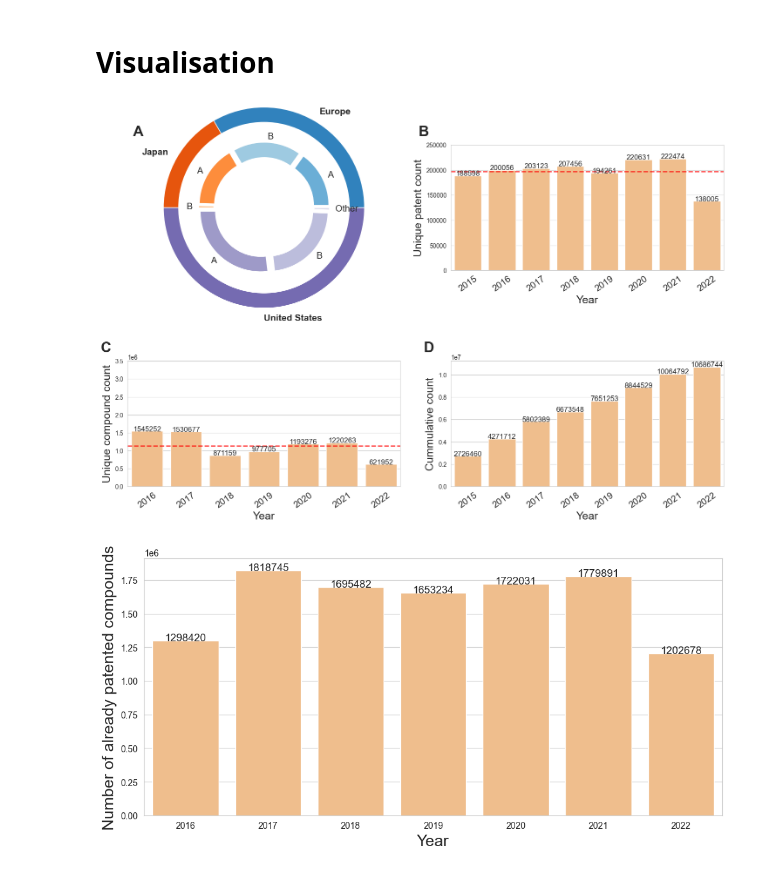
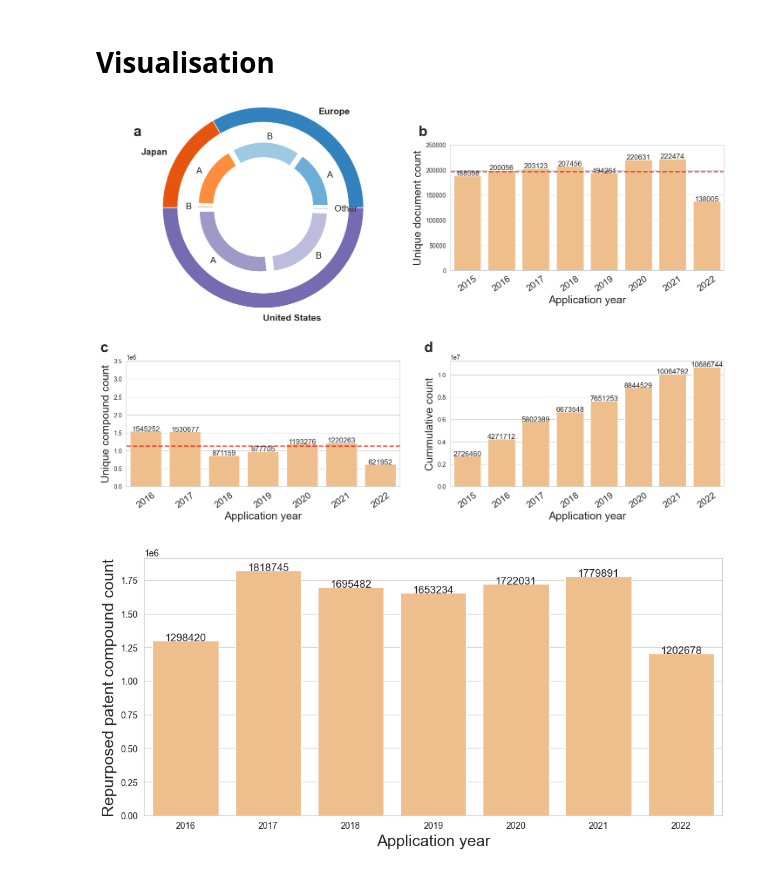
Before and after one commit to AspirinCode/patent-clinical-candidate-characteristics, a Jupyter notebook: notebooks/3_0_1_data_distribution.ipynb, the cells around one changed output. Drawn from its saved outputs; the diff is of its cells as text; code cells hidden in the pictures.

Commit message:
update figure 1

```diff
--- a/notebooks/3_0_1_data_distribution.ipynb
+++ b/notebooks/3_0_1_data_distribution.ipynb
@@ -193,7 +192,7 @@ plt.pie(
 plt.text(
     -0.5,
     1.1,
-    string.ascii_uppercase[0],
+    string.ascii_lowercase[0],
     size=24,
     weight="bold",
     horizontalalignment="center",
@@ -204,8 +203,8 @@ plt.text(
 plt.subplot(2, 2, 2)
 ax1 = sns.barplot(data=patent_count_df, x="year", y="patent_count", color="#ffbe7d")
 ax1.axhline(patent_count_avg, linewidth=2, color="r", linestyle="--", alpha=0.7)
-plt.xlabel("Year", fontsize=18)
-plt.ylabel("Unique patent count", fontsize=18)
+plt.xlabel("Application year", fontsize=18)
+plt.ylabel("Unique document count", fontsize=18)
 plt.xticks(rotation=35, fontsize=15)
 plt.ylim(top=250000)
 
@@ -219,7 +218,7 @@ for p in ax1.patches:
 plt.text(
     -0.1,
     1.1,
-    string.ascii_uppercase[1],
+    string.ascii_lowercase[1],
     size=24,
     weight="bold",
     horizontalalignment="center",
@@ -234,7 +233,7 @@ ax2 = sns.barplot(
     data=compound_count_df, x="year", y="unique_compounds", color="#ffbe7d"
 )
 ax2.axhline(cpds_count_avg, linewidth=2, color="r", linestyle="--", alpha=0.7)
-plt.xlabel("Year", fontsize=18)
+plt.xlabel("Application year", fontsize=18)
 plt.ylabel("Unique compound count", fontsize=18)
 plt.xticks(rotation=35, fontsize=15)
 plt.ylim(top=3500000)
@@ -248,7 +247,7 @@ for p in ax2.patches:
 plt.text(
     -0.08,
     1.1,
-    string.ascii_uppercase[2],
+    string.ascii_lowercase[2],
     size=24,
     weight="bold",
     horizontalalignment="center",
@@ -257,36 +256,36 @@ plt.text(
 )
 
 plt.subplot(2, 2, 4)
 ax2 = sns.barplot(
     data=cummulative_counts_df, x="year", y="unique_compounds", color="#ffbe7d"
 )
-plt.xlabel("Year", fontsize=18)
+plt.xlabel("Application year", fontsize=18)
 plt.ylabel("Cummulative count", fontsize=18)
 plt.xticks(rotation=35, fontsize=15)
 
 for p in ax2.patches:
     _x = p.get_x() + p.get_width() / 2
     _y = p.get_y() + p.get_height() + 50
     value = int(p.get_height())
     ax2.text(_x, _y, value, ha="center", fontsize=12)
 
 plt.text(
     -0.08,
     1.1,
-    string.ascii_uppercase[3],
+    string.ascii_lowercase[3],
     size=24,
     weight="bold",
     horizontalalignment="center",
     verticalalignment="center",
     transform=plt.gca().transAxes,
 )
 
 plt.tight_layout()
 plt.savefig(f"{FIG_DIR}/figure_1.png", dpi=400)
 plt.savefig(f"{FIG_DIR}/figure_1.pdf", dpi=400)
 plt.show()
 # %% [output]
-[figure, old version]
+[figure, new version]
 # %%
 plt.figure(figsize=(10, 5))
 ax = sns.barplot(
@@ -299,11 +298,11 @@ for p in ax.patches:
     value = int(p.get_height())
     ax.text(_x, _y, value, ha="center", fontsize=12)
 
-plt.xlabel("Year", fontsize=18)
-plt.ylabel("Number of already patented compounds", fontsize=18)
+plt.xlabel("Application year", fontsize=18)
+plt.ylabel("Repurposed patent compound count", fontsize=18)
 plt.tight_layout()
-plt.savefig(f"{FIG_DIR}/supplementary_figure_1.png", dpi=400)
-plt.savefig(f"{FIG_DIR}/supplementary_figure_1.pdf", dpi=400)
+plt.savefig(f"{FIG_DIR}/figure_2.png", dpi=400)
+plt.savefig(f"{FIG_DIR}/figure_2.pdf", dpi=400)
 plt.show()
 # %% [output]
-[figure, old version]
+[figure, new version]
```
Also changed, not shown: parts of 1 cell of this notebook, 1 other file.
